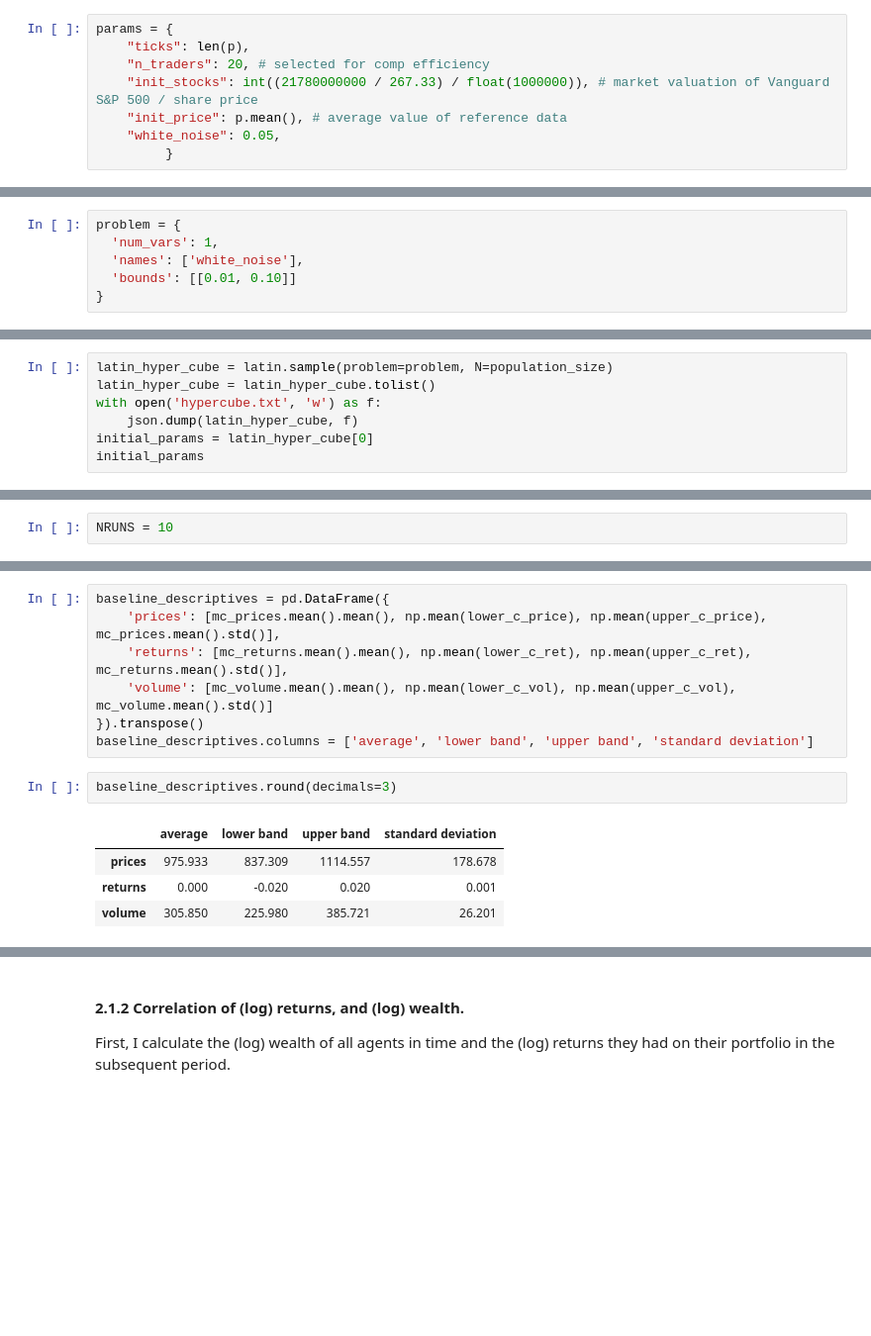
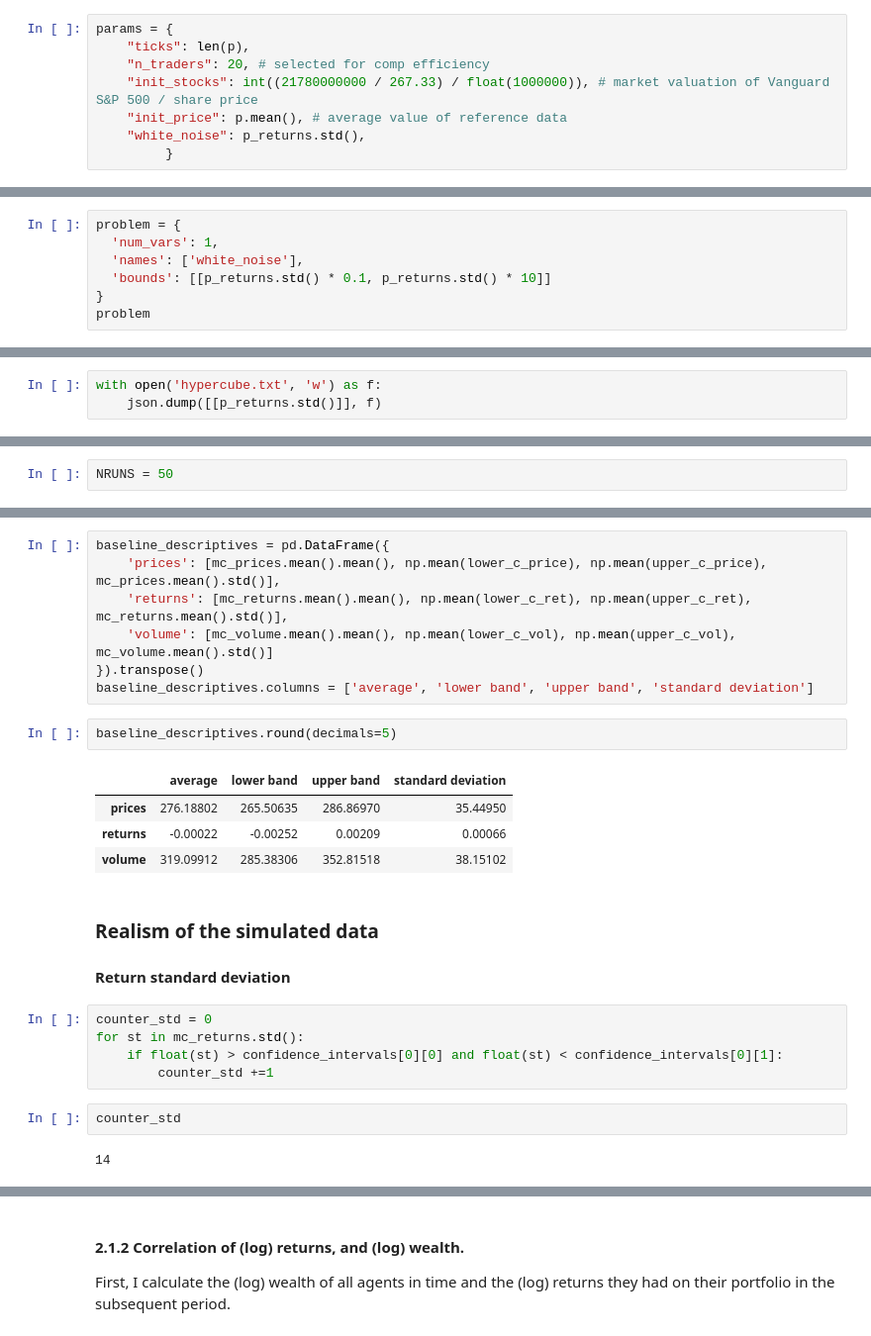
Before and after one commit to joerischasfoort/asset_volatility_wealth_inequality, a Jupyter notebook: stock_market_volatility_and_wealth_inequality_replication.ipynb, the cells around one changed output, grey strips where cells are left out. Shown at 99% size. Saved outputs shown, nothing was run; the diff lists cells and outputs as text; blank space fills up the shorter version.

```diff
--- a/stock_market_volatility_and_wealth_inequality_replication.ipynb
+++ b/stock_market_volatility_and_wealth_inequality_replication.ipynb
@@ -40,7 +78,7 @@ params = {
     "n_traders": 20, # selected for comp efficiency
     "init_stocks": int((21780000000 / 267.33) / float(1000000)), # market valuation of Vanguard S&P 500 / share price
     "init_price": p.mean(), # average value of reference data
-    "white_noise": 0.05,
+    "white_noise": p_returns.std(),
          }
 # %%
 params
@@ -108,5 +158,6 @@ population_size = 1
 problem = {
   'num_vars': 1,
   'names': ['white_noise'],
-  'bounds': [[0.01, 0.10]]
+  'bounds': [[p_returns.std() * 0.1, p_returns.std() * 10]]
 }
+problem
@@ -113,7 +168,3 @@ problem = {
 # %%
-latin_hyper_cube = latin.sample(problem=problem, N=population_size)
-latin_hyper_cube = latin_hyper_cube.tolist()
 with open('hypercube.txt', 'w') as f:
-    json.dump(latin_hyper_cube, f)
-initial_params = latin_hyper_cube[0]
-initial_params
+    json.dump([[p_returns.std()]], f)
@@ -138,7 +187,7 @@ params
 # %% [markdown]
 ## 2 Baseline simulations
 # %%
-NRUNS = 10
+NRUNS = 50
 # %%
 trdrs = []
 orbs = []
@@ -233,9 +289,22 @@ baseline_descriptives = pd.DataFrame({
 }).transpose()
 baseline_descriptives.columns = ['average', 'lower band', 'upper band', 'standard deviation']
 # %%
-baseline_descriptives.round(decimals=3)
+baseline_descriptives.round(decimals=5)
 # %% [output]
 |  | average | lower band | upper band | standard deviation |
-| prices | 975.933 | 837.309 | 1114.557 | 178.678 |
-| returns | 0.000 | -0.020 | 0.020 | 0.001 |
-| volume | 305.850 | 225.980 | 385.721 | 26.201 |
+| prices | 276.18802 | 265.50635 | 286.86970 | 35.44950 |
+| returns | -0.00022 | -0.00252 | 0.00209 | 0.00066 |
+| volume | 319.09912 | 285.38306 | 352.81518 | 38.15102 |
+# %% [markdown]
+### Realism of the simulated data
+
+#### Return standard deviation
+# %%
+counter_std = 0
+for st in mc_returns.std():
+    if float(st) > confidence_intervals[0][0] and float(st) < confidence_intervals[0][1]:
+        counter_std +=1
+# %%
+counter_std
+# %% [output]
+14
```
Also changed, not shown: parts of 55 cells of this notebook, 5 other files.
